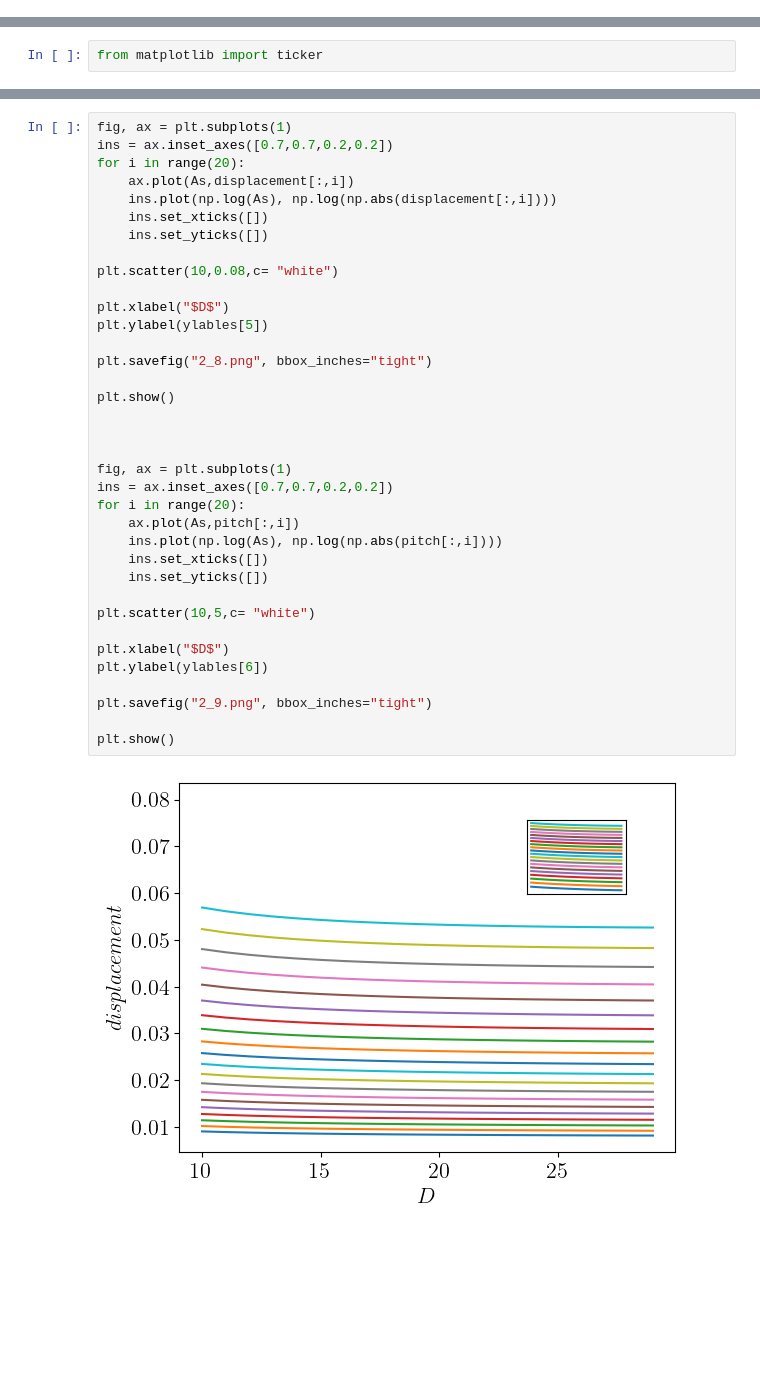
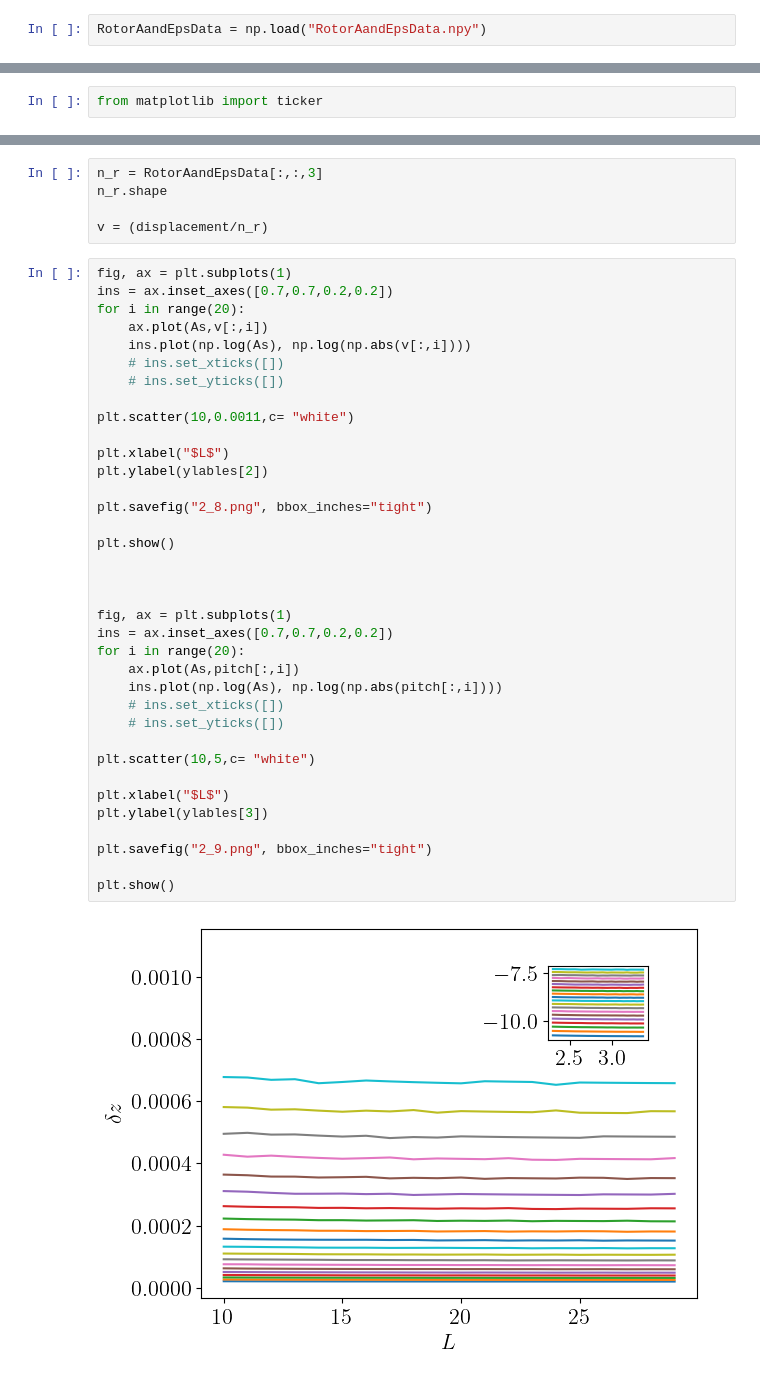
Before and after one commit to alireza-astane/starSwimmer3D, a Jupyter notebook: swimmerProject/phase2.ipynb, the cells around one changed output, grey strips where cells are left out. Drawn from its saved outputs; the diff is of its cells as text; blank space fills up the shorter version.

```diff
--- a/swimmerProject/phase2.ipynb
+++ b/swimmerProject/phase2.ipynb
@@ -816,2 +794,4 @@ FileNotFoundError: [Errno 2] No such file or directory: 'q.npy'
 # %%
 np.save("RotorAandEpsData.npy",RotorAandEpsData)
+# %%
+RotorAandEpsData = np.load("RotorAandEpsData.npy")
@@ -980,38 +907,43 @@ for j in range(5):
+# %%
+n_r = RotorAandEpsData[:,:,3]
+n_r.shape
+
+v = (displacement/n_r)
 # %%
 fig, ax = plt.subplots(1)
 ins = ax.inset_axes([0.7,0.7,0.2,0.2])
 for i in range(20):
-    ax.plot(As,displacement[:,i])
-    ins.plot(np.log(As), np.log(np.abs(displacement[:,i])))
-    ins.set_xticks([])
-    ins.set_yticks([])
+    ax.plot(As,v[:,i])
+    ins.plot(np.log(As), np.log(np.abs(v[:,i])))
+    # ins.set_xticks([])
+    # ins.set_yticks([])
 
-plt.scatter(10,0.08,c= "white")
+plt.scatter(10,0.0011,c= "white")
 
-plt.xlabel("$D$")
-plt.ylabel(ylables[5])
+plt.xlabel("$L$")
+plt.ylabel(ylables[2])
 
 plt.savefig("2_8.png", bbox_inches="tight")
 
 plt.show()
 
 
 
 fig, ax = plt.subplots(1)
 ins = ax.inset_axes([0.7,0.7,0.2,0.2])
 for i in range(20):
     ax.plot(As,pitch[:,i])
     ins.plot(np.log(As), np.log(np.abs(pitch[:,i])))
-    ins.set_xticks([])
-    ins.set_yticks([])
+    # ins.set_xticks([])
+    # ins.set_yticks([])
 
 plt.scatter(10,5,c= "white")
 
-plt.xlabel("$D$")
-plt.ylabel(ylables[6])
+plt.xlabel("$L$")
+plt.ylabel(ylables[3])
 
 plt.savefig("2_9.png", bbox_inches="tight")
 
 plt.show()
 # %% [output]
-[figure, old version]
+[figure, new version]
```
Also changed, not shown: parts of 18 cells of this notebook, 16 other files.
